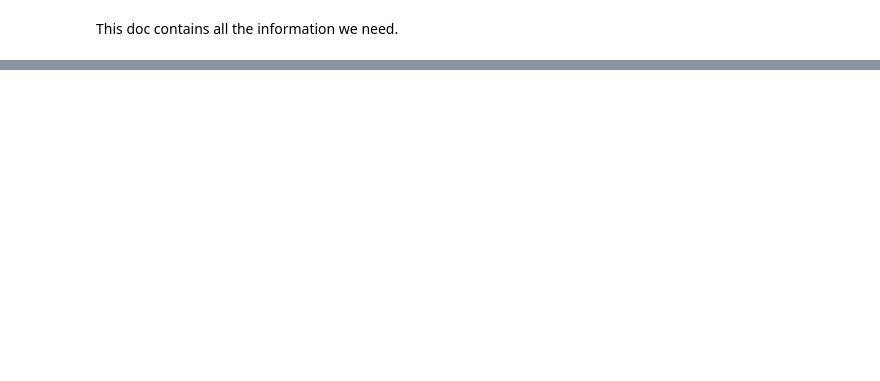
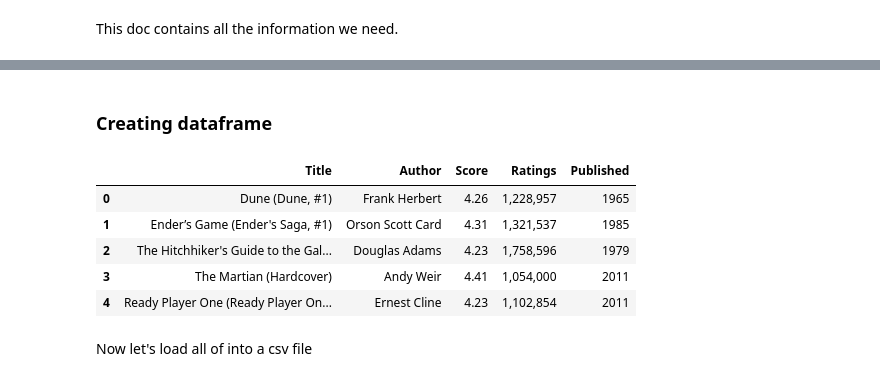
Before and after one commit to nikhil-1e9/web-scraping, a Jupyter notebook: Scraping-goodreads-blog.ipynb, the cells around one changed output, grey strips where cells are left out. Cells and saved outputs as stored; diff of their text form; code cells hidden in the pictures; blank space fills up the shorter version.

```diff
--- a/Scraping-goodreads-blog.ipynb
+++ b/Scraping-goodreads-blog.ipynb
@@ -98,0 +143,3 @@ doc.find_all('div', class_='left')[0].text.strip().split('\n')
+# %%
+metadata = book_tags[0].find(class_='greyText smallText')
+metadata
@@ -98,0 +167,34 @@ doc.find_all('div', class_='left')[0].text.strip().split('\n')
+# %%
+# Get information about the book from the book tag
+def get_book_info(book_tag, base_url="https://www.goodreads.com"):
+    # Extract <a> tags and metadata
+    a_tags = book_tag.find_all('a')
+    metadata = book_tag.find(class_='greyText smallText')
+
+    # Get book url
+    book_url = base_url + a_tags[0]['href']
+    # Get book image
+    book_img = a_tags[0].find('img')['src']
+    # Get book title
+    book_title = a_tags[1].text
+    # Get author's name and url
+    author_link = a_tags[2]['href']
+    author_name = a_tags[2].text
+    # Get book score
+    book_score = metadata.text.strip().split()[2]
+    # Get book ratings
+    num_ratings = metadata.text.strip().split()[4]
+    # Get publishing year
+    year_published = metadata.text.strip().split()[-1]
+
+    # Storing all of it in a dictionary
+    book_dict = {'Title': book_title,
+                 'Author': author_name,
+                 'Score': book_score,
+                 'Ratings': num_ratings,
+                 'Published': year_published,
+                 'url': book_url,
+                 'img': book_img,
+                 'author_url': author_link}
+
+    return book_dict
@@ -98,0 +236,3 @@ doc.find_all('div', class_='left')[0].text.strip().split('\n')
+# %%
+all_books_sf = [get_book_info(tag) for tag in book_tags]
+all_books_sf[-2:]
@@ -98,0 +289,14 @@ doc.find_all('div', class_='left')[0].text.strip().split('\n')
+# %% [markdown]
+### Creating dataframe
+# %%
+scifi_df = pd.DataFrame(all_books_sf).iloc[:,:-3]
+scifi_df.head()
+# %% [output]
+|  | Title | Author | Score | Ratings | Published |
+| 0 | Dune (Dune, #1) | Frank Herbert | 4.26 | 1,228,957 | 1965 |
+| 1 | Ender’s Game (Ender's Saga, #1) | Orson Scott Card | 4.31 | 1,321,537 | 1985 |
+| 2 | The Hitchhiker's Guide to the Gal... | Douglas Adams | 4.23 | 1,758,596 | 1979 |
+| 3 | The Martian (Hardcover) | Andy Weir | 4.41 | 1,054,000 | 2011 |
+| 4 | Ready Player One (Ready Player On... | Ernest Cline | 4.23 | 1,102,854 | 2011 |
+# %% [markdown]
+Now let's load all of into a csv file
```
Also changed, not shown: parts of 29 cells of this notebook.
